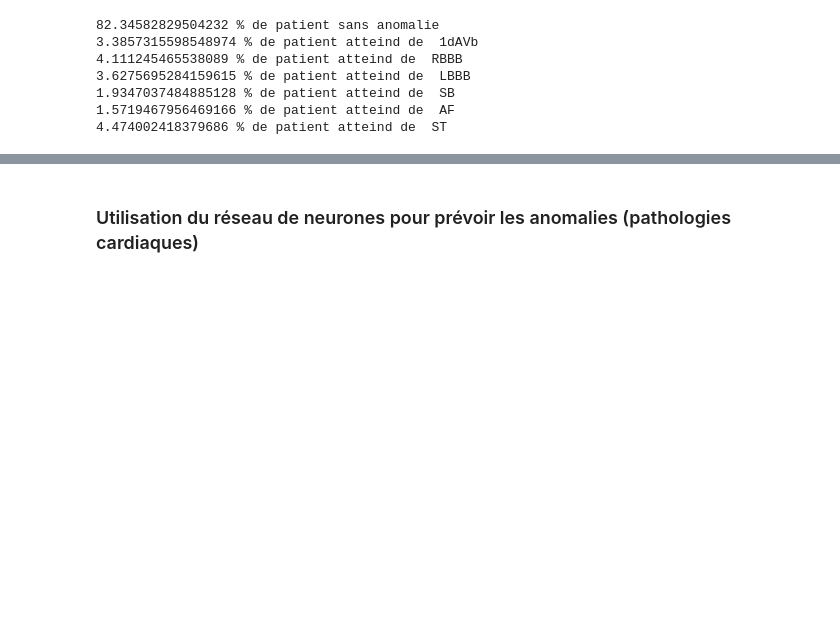
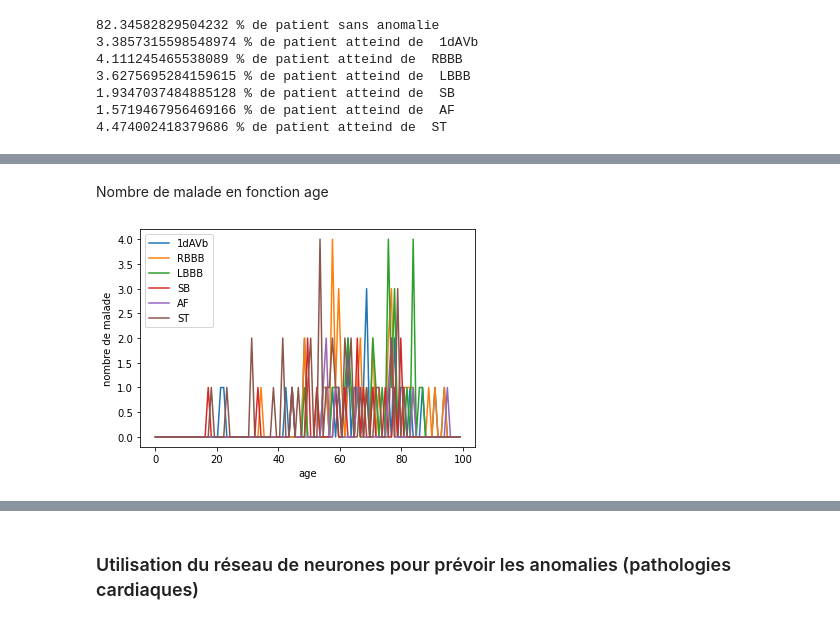
Before and after one commit to oceanespinasse/Projet-Cardiologie, a Jupyter notebook: Test.ipynb, the cells around one changed output, grey strips where cells are left out. Saved outputs shown, nothing was run; the diff lists cells and outputs as text; code cells hidden in the pictures; blank space fills up the shorter version.

```diff
--- a/Test.ipynb
+++ b/Test.ipynb
@@ -216,0 +284,28 @@ for abnormality in list_abnormality :
+# %% [markdown]
+Nombre de malade en fonction age
+# %%
+at_age = attribute["age"]
+list_abnormality = ["1dAVb", "RBBB", "LBBB", "SB", "AF", "ST"]
+
+for index, abnormality in enumerate (list_abnormality) :
+    tab_age = np.zeros((99))
+    for age in range (98):
+        tab = []
+        for i in range(827):
+            if at_age[i] == age :
+                tab.append(i)
+        #print(tab)
+        if tab != []:
+            compt = 0
+            for j in range (len(tab)):
+                if (df_goldStandard[abnormality][tab[j]] == 1):
+                    compt = compt+1
+            tab_age[age] = compt
+    x = np.linspace(0,99,99)
+    plt.plot(x,tab_age)
+    plt.legend(list_abnormality)
+plt.xlabel("age")
+plt.ylabel("nombre de malade")
+plt.show()
+# %% [output]
+[figure, added]
```
Also changed, not shown: parts of 21 cells of this notebook.
